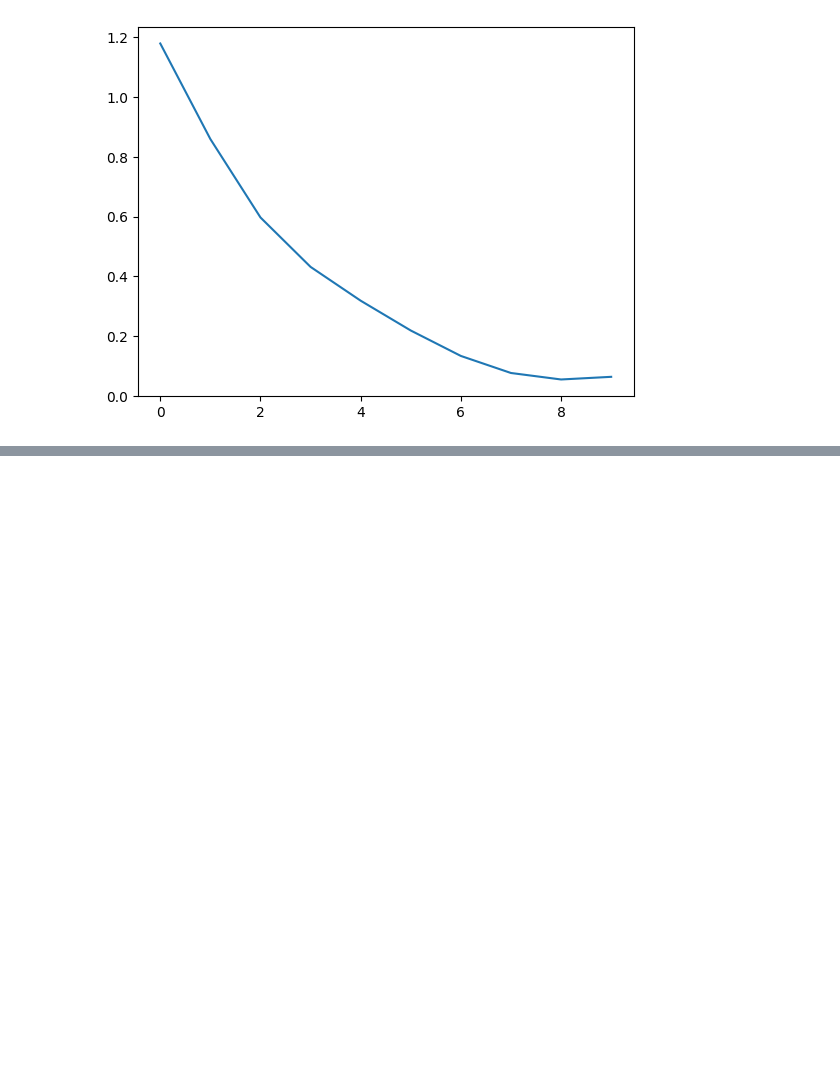
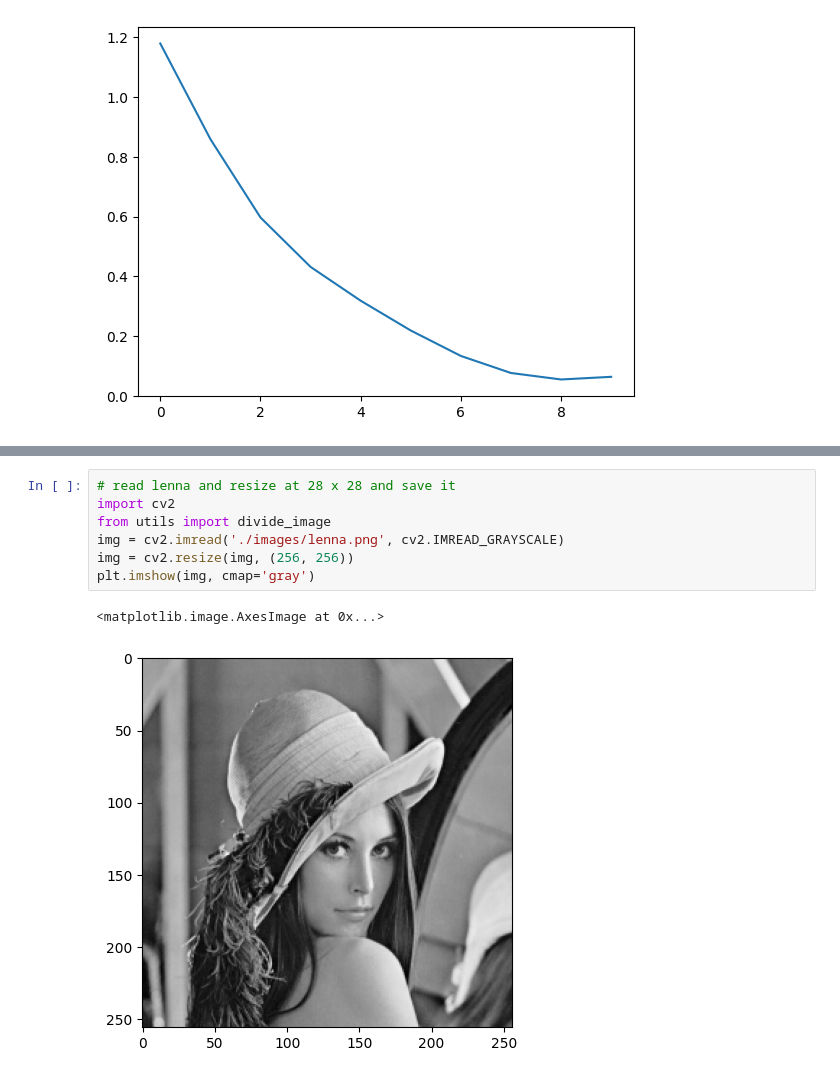
Before and after one commit to vutuanhai237/QuantumImageCompressor, a Jupyter notebook: compi.ipynb, the cells around one changed output, grey strips where cells are left out. Cells and saved outputs as stored; diff of their text form; blank space fills up the shorter version.

```diff
--- a/compi.ipynb
+++ b/compi.ipynb
@@ -80,0 +103,10 @@ plt.plot(compiler.metrics['loss_fubini_study'])
+# %%
+# read lenna and resize at 28 x 28 and save it
+import cv2
+from utils import divide_image
+img = cv2.imread('./images/lenna.png', cv2.IMREAD_GRAYSCALE)
+img = cv2.resize(img, (256, 256))
+plt.imshow(img, cmap='gray')
+# %% [output]
+<matplotlib.image.AxesImage at 0x...>
+[figure, added]
```
Also changed, not shown: parts of 8 cells of this notebook, 2 other files.
